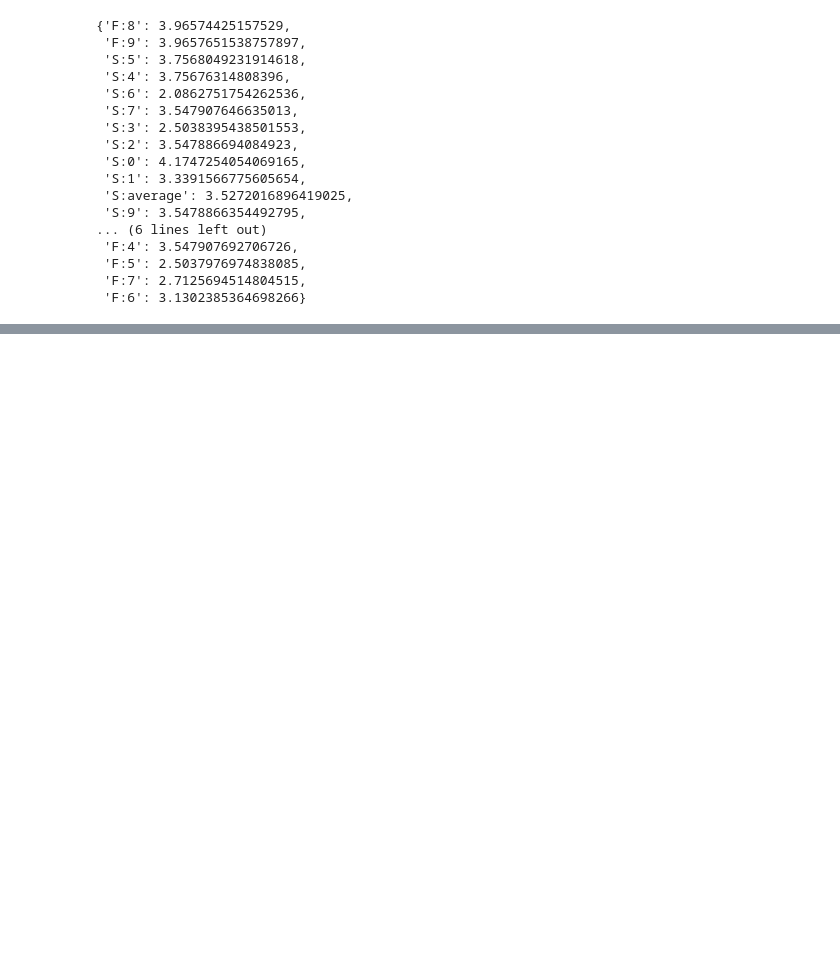
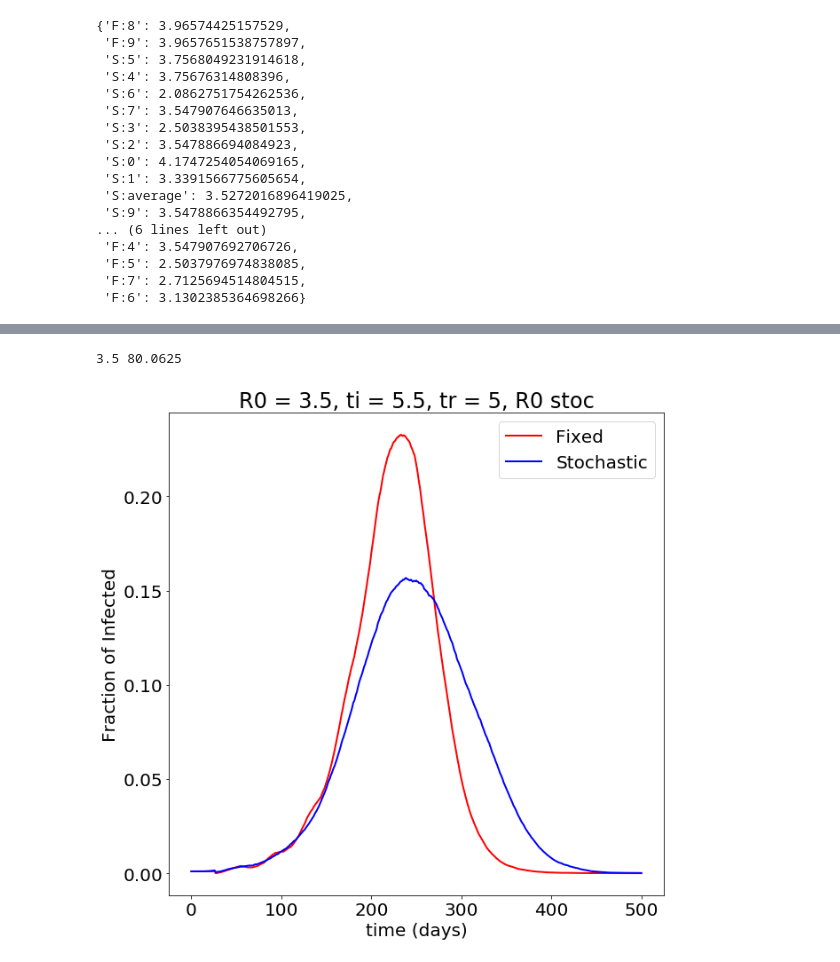
Before and after one commit to jjgomezcadenas/mesaTutorials, a Jupyter notebook: notebooks/BarrioTortugaSEIR.ipynb, the cells around one changed output, grey strips where cells are left out. Cells and saved outputs as stored; diff of their text form; code cells hidden in the pictures; blank space fills up the shorter version.

```diff
--- a/notebooks/BarrioTortugaSEIR.ipynb
+++ b/notebooks/BarrioTortugaSEIR.ipynb
@@ -172,0 +171,11 @@ aR0
+# %%
+mean, var = nbinom.stats(n, p, moments='mv')
+print(mean,var)
+# %% [output]
+3.5 80.0625
+# %%
+FND, DFD = get_files(path='/Users/jjgomezcadenas/Projects/Development/mesaTutorials/barrio_tortuga/Run10R0S', F=True, S=True)
+# %%
+plot_average_I(DFD, F=True, S=True, T='R0 = 3.5, ti = 5.5, tr = 5, R0 stoc', figsize=(10,10))
+# %% [output]
+[figure, added]
```
Also changed, not shown: parts of 79 cells of this notebook, 5 other files.
